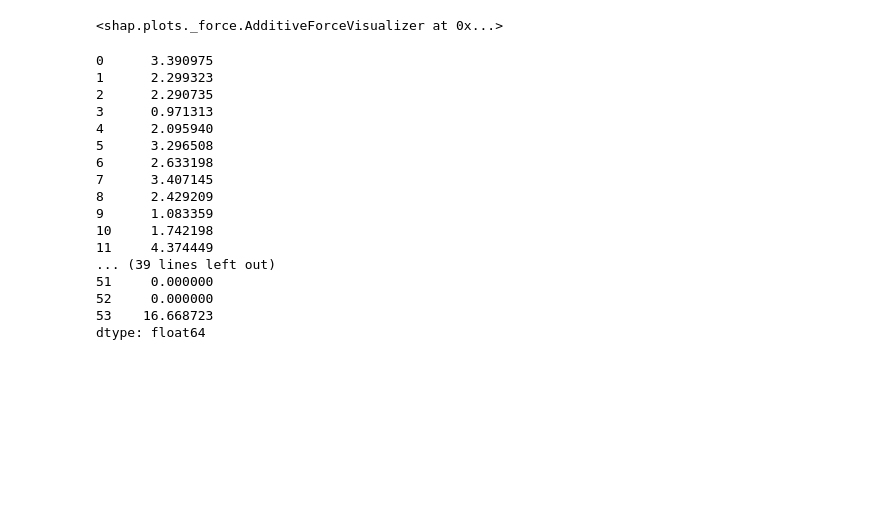
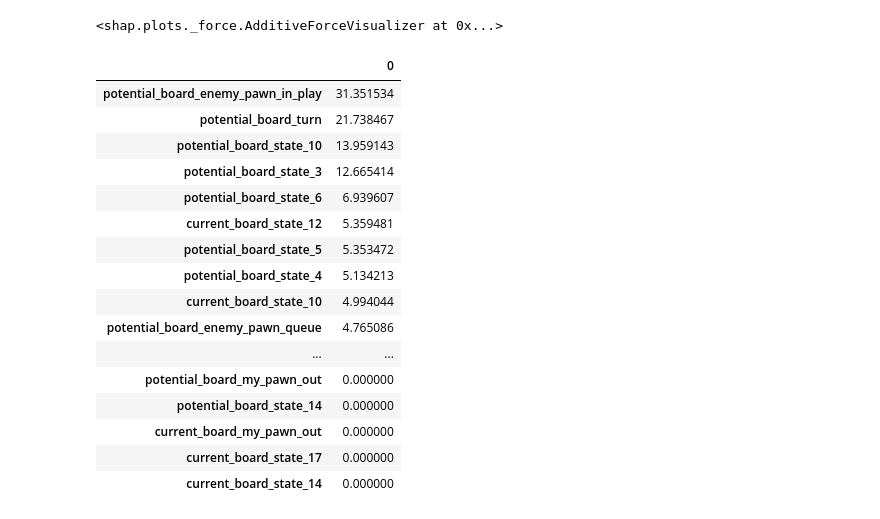
Before and after one commit to qwertyuu/go-ur, a Jupyter notebook: shap.ipynb, the cells around one changed output. Drawn from its saved outputs; the diff is of its cells as text; code cells hidden in the pictures; blank space fills up the shorter version.

Commit message:
shap analysis works!

```diff
--- a/shap.ipynb
+++ b/shap.ipynb
@@ -26,10 +26,14 @@ def go_ur_ai_numpy(x):
 
 with open('dataset_AI_Random_7.csv', 'r') as f:
     csv_reader = csv.reader(f)
+    header = []
+    for row in csv_reader:
+        header = row
+        break
 
-print(my_data)
+#print(my_data)
 print(go_ur_ai_numpy(my_data))
 
-explainer = shap.KernelExplainer(go_ur_ai_numpy, my_data[:20], link="logit")
-shap_values = explainer.shap_values(my_data[:20], nsamples=100)
+explainer = shap.KernelExplainer(go_ur_ai_numpy, my_data[:10], link="logit")
+shap_values = explainer.shap_values(my_data[:100], nsamples=100)
 # %% [output]
@@ -75,22 +64,25 @@ shap.force_plot(explainer.expected_value, shap_values[0, :], my_data[2, :], link
 <shap.plots._force.AdditiveForceVisualizer at 0x...>
 # %%
 import pandas as pd
-list(pd.Series(pd.DataFrame(shap_values).abs().mean()))
+s = pd.Series(pd.DataFrame(shap_values).abs().mean())
+df = pd.DataFrame(s)
+df.index = header
+df.sort_values(0, ascending=False)
 # %% [output]
-0      3.390975
-1      2.299323
-2      2.290735
-3      0.971313
-4      2.095940
-5      3.296508
-6      2.633198
-7      3.407145
-8      2.429209
-9      1.083359
-10     1.742198
-11     4.374449
-... (39 lines left out)
-51     0.000000
-52     0.000000
-53    16.668723
-dtype: float64
+|  | 0 |
+| potential_board_enemy_pawn_in_play | 31.351534 |
+| potential_board_turn | 21.738467 |
+| potential_board_state_10 | 13.959143 |
+| potential_board_state_3 | 12.665414 |
+| potential_board_state_6 | 6.939607 |
+| current_board_state_12 | 5.359481 |
+| potential_board_state_5 | 5.353472 |
+| potential_board_state_4 | 5.134213 |
+| current_board_state_10 | 4.994044 |
+| potential_board_enemy_pawn_queue | 4.765086 |
+| ... | ... |
+| potential_board_my_pawn_out | 0.000000 |
+| potential_board_state_14 | 0.000000 |
+| current_board_my_pawn_out | 0.000000 |
+| current_board_state_17 | 0.000000 |
+| current_board_state_14 | 0.000000 |
```
Also changed, not shown: parts of 1 cell of this notebook, 2 other files.
